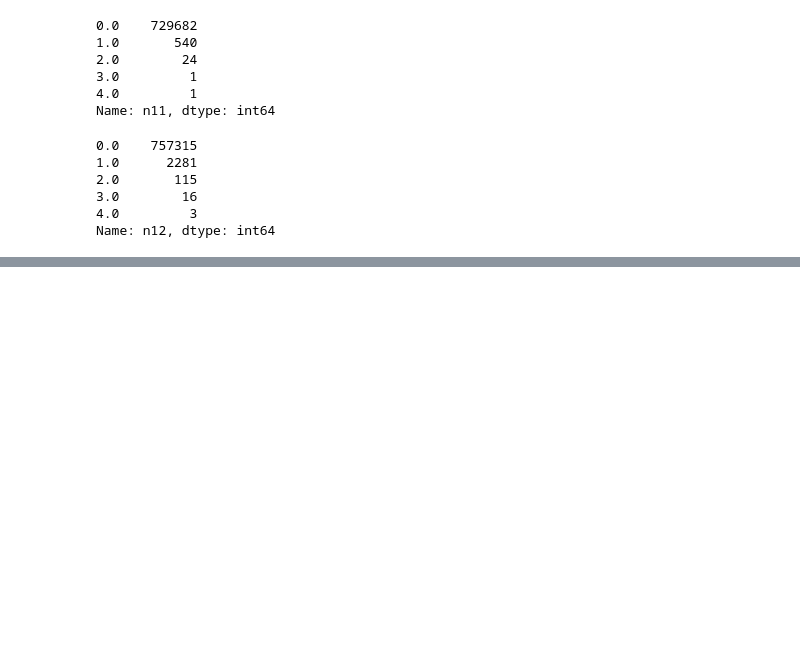
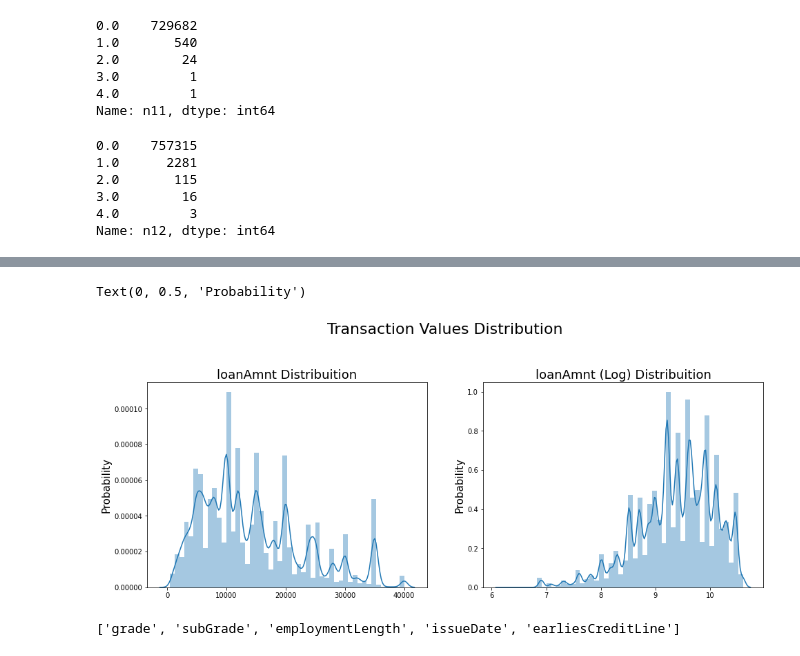
Before and after one commit to zhi-sh/competitions, a Jupyter notebook: TC_金融风控-贷款违约预测/T1_EDA.ipynb, the cells around one changed output, grey strips where cells are left out. Saved outputs shown, nothing was run; the diff lists cells and outputs as text; code cells hidden in the pictures; blank space fills up the shorter version.

```diff
--- a/TC_金融风控-贷款违约预测/T1_EDA.ipynb
+++ b/TC_金融风控-贷款违约预测/T1_EDA.ipynb
@@ -224,0 +242,25 @@ Name: n12, dtype: int64
+# %%
+r'''尝试用LOG转换不符合正太分布的变量'''
+feature = r'loanAmnt'
+
+plt.figure(figsize=(16,12))
+plt.suptitle('Transaction Values Distribution', fontsize=22)
+plt.subplot(221)
+sub_plot_1 = sns.distplot(train[feature])
+sub_plot_1.set_title(f"{feature} Distribuition", fontsize=18)
+sub_plot_1.set_xlabel("")
+sub_plot_1.set_ylabel("Probability", fontsize=15)
+
+plt.subplot(222)
+sub_plot_2 = sns.distplot(np.log(train[feature]))
+sub_plot_2.set_title(f"{feature} (Log) Distribuition", fontsize=18)
+sub_plot_2.set_xlabel("")
+sub_plot_2.set_ylabel("Probability", fontsize=15)
+# %% [output]
+Text(0, 0.5, 'Probability')
+[figure, added]
+# %%
+# 类别变量
+category_features
+# %% [output]
+['grade', 'subGrade', 'employmentLength', 'issueDate', 'earliesCreditLine']
```
Also changed, not shown: parts of 22 cells of this notebook.
